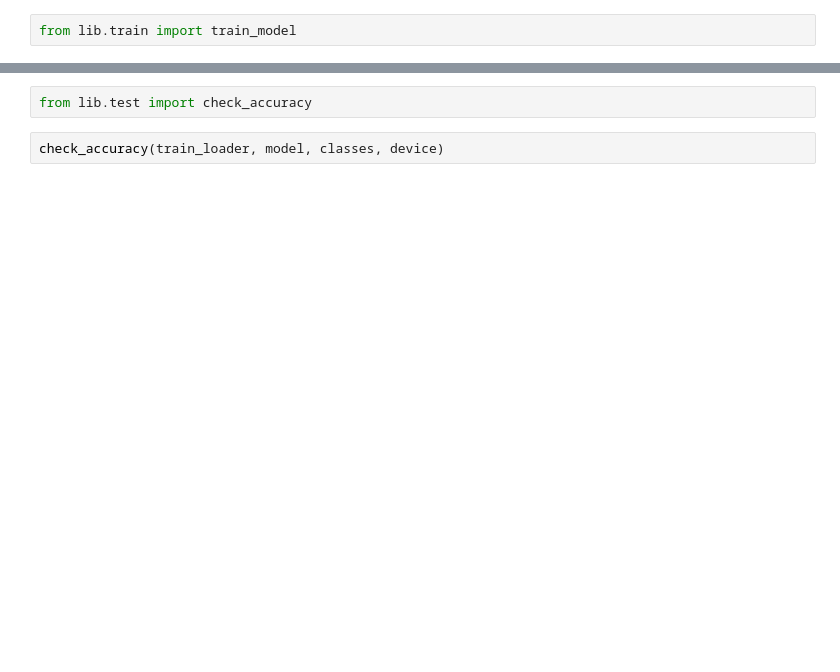
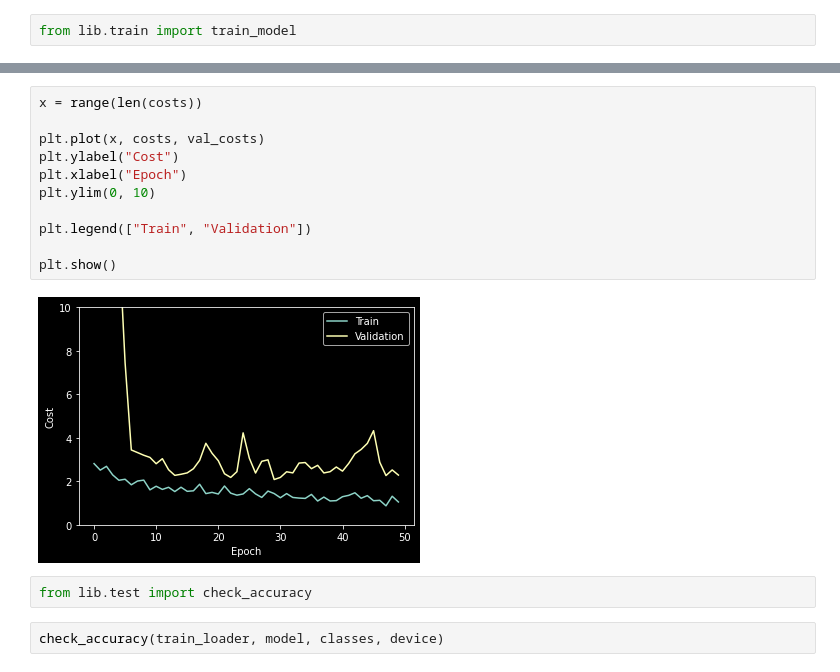
Before and after one commit to irg1008/Sign2Text, a Jupyter notebook: src/SimpleNet/train.ipynb, the cells around one changed output, grey strips where cells are left out. Saved outputs shown, nothing was run; the diff lists cells and outputs as text; blank space fills up the shorter version.

```diff
--- a/src/SimpleNet/train.ipynb
+++ b/src/SimpleNet/train.ipynb
@@ -100,3 +137,16 @@ RuntimeError: mat1 and mat2 shapes cannot be multiplied (4x1568 and 784x10)
+# %%
+x = range(len(costs))
+
+plt.plot(x, costs, val_costs)
+plt.ylabel("Cost")
+plt.xlabel("Epoch")
+plt.ylim(0, 10)
+
+plt.legend(["Train", "Validation"])
+
+plt.show()
+# %% [output]
+[figure, added]
 # %%
 from lib.test import check_accuracy
 # %%
```
Also changed, not shown: parts of 15 cells of this notebook, 3 other files.
